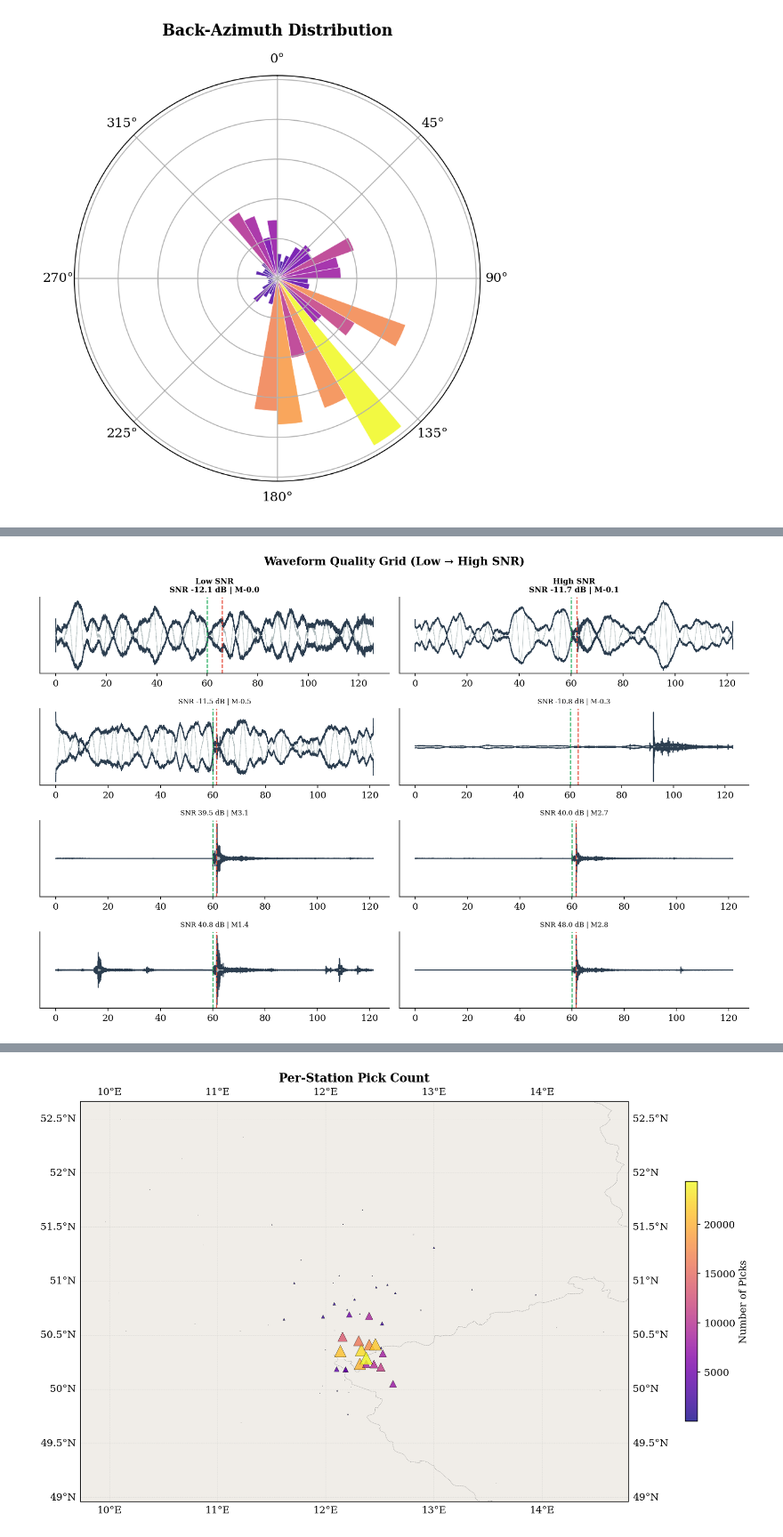
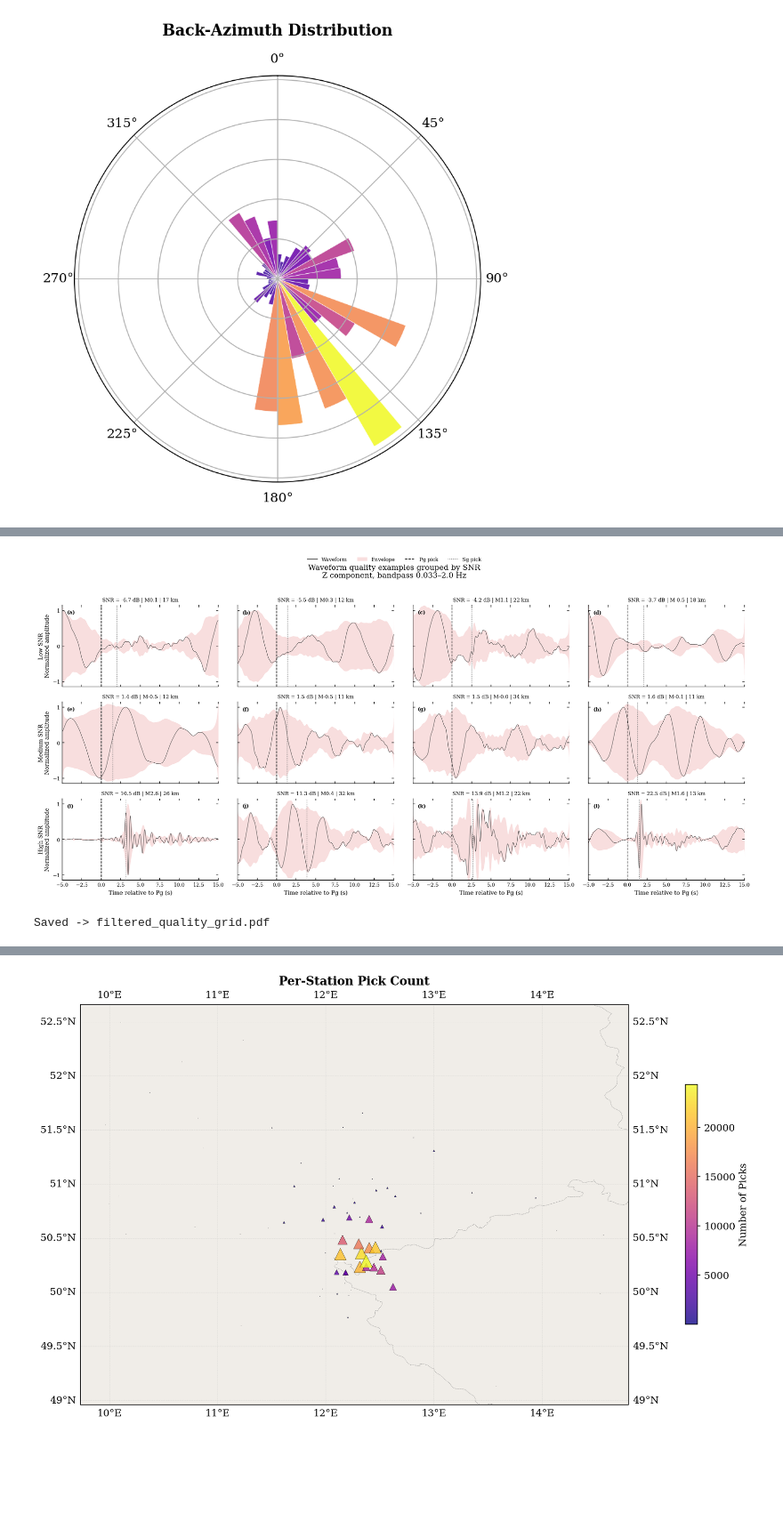
Before and after one commit to KhuzaimahAziz/thesis_seismology, a Jupyter notebook: initial_analysis.ipynb, the cells around one changed output, grey strips where cells are left out. Shown at 89% size. Saved outputs shown, nothing was run; the diff lists cells and outputs as text; code cells hidden in the pictures; blank space fills up the shorter version.

```diff
--- a/initial_analysis.ipynb
+++ b/initial_analysis.ipynb
@@ -543,4 +794,0 @@ def plot_quality_grid(data, snr_df, n_rows=4, save_path=None):
-# %%
-plot_quality_grid(data, snr_df, n_rows=4, save_path="plots/quality_grid.png")
-# %% [output]
-[figure, removed]
@@ -547,3 +978,16 @@ plot_quality_grid(data, snr_df, n_rows=4, save_path="plots/quality_grid.png")
+# %%
+plot_quality_grid_subplots_filtered(
+    data,
+    snr_df,
+    component=0,
+    n_per_group=4,
+    period_min=0.5,
+    period_max=30.0,
+    save_path="filtered_quality_grid.pdf"
+)
+# %% [output]
+[figure, added]
+Saved -> filtered_quality_grid.pdf
 # %%
 def snr_summary(snr_df ,save_path):
     bins   = [-np.inf, 0, 6, 10, 20, np.inf]
```
Also changed, not shown: parts of 25 cells of this notebook, 7 other files.
